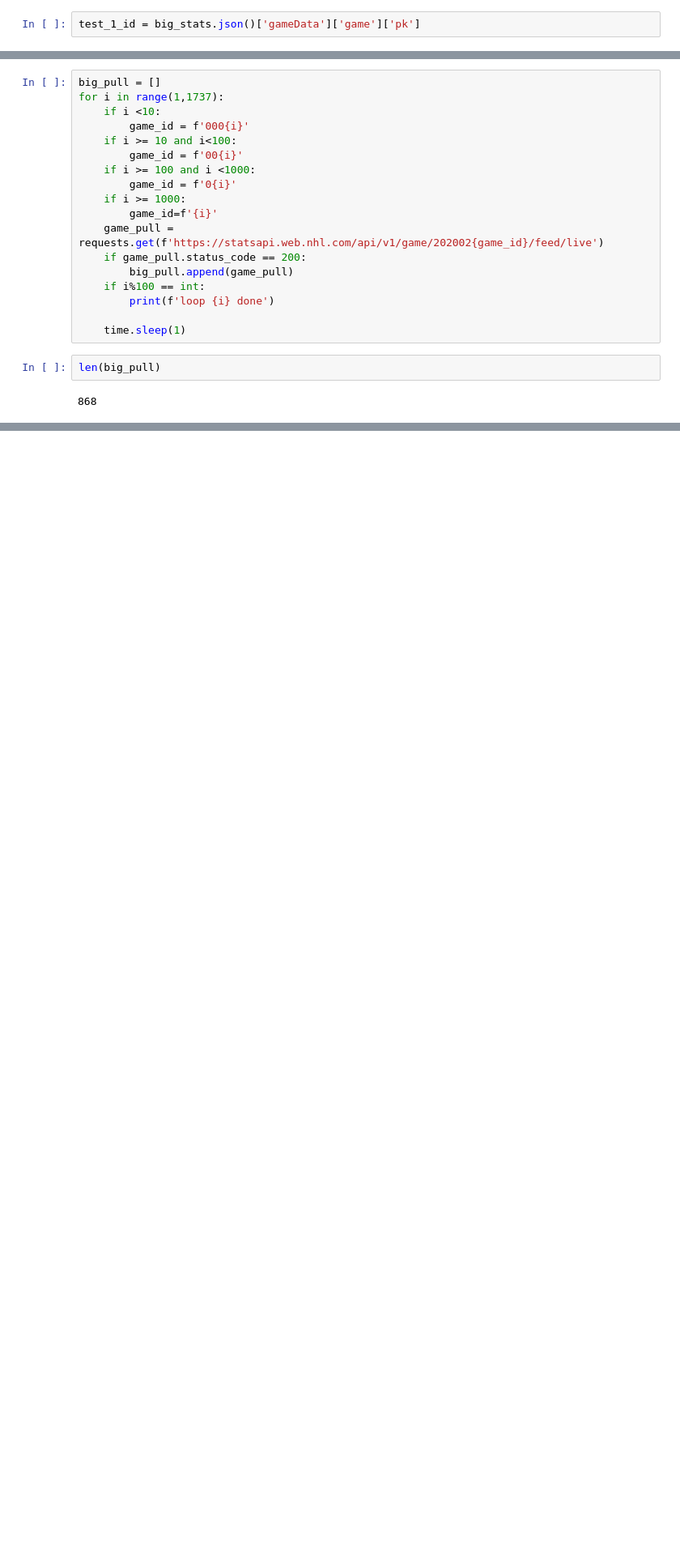
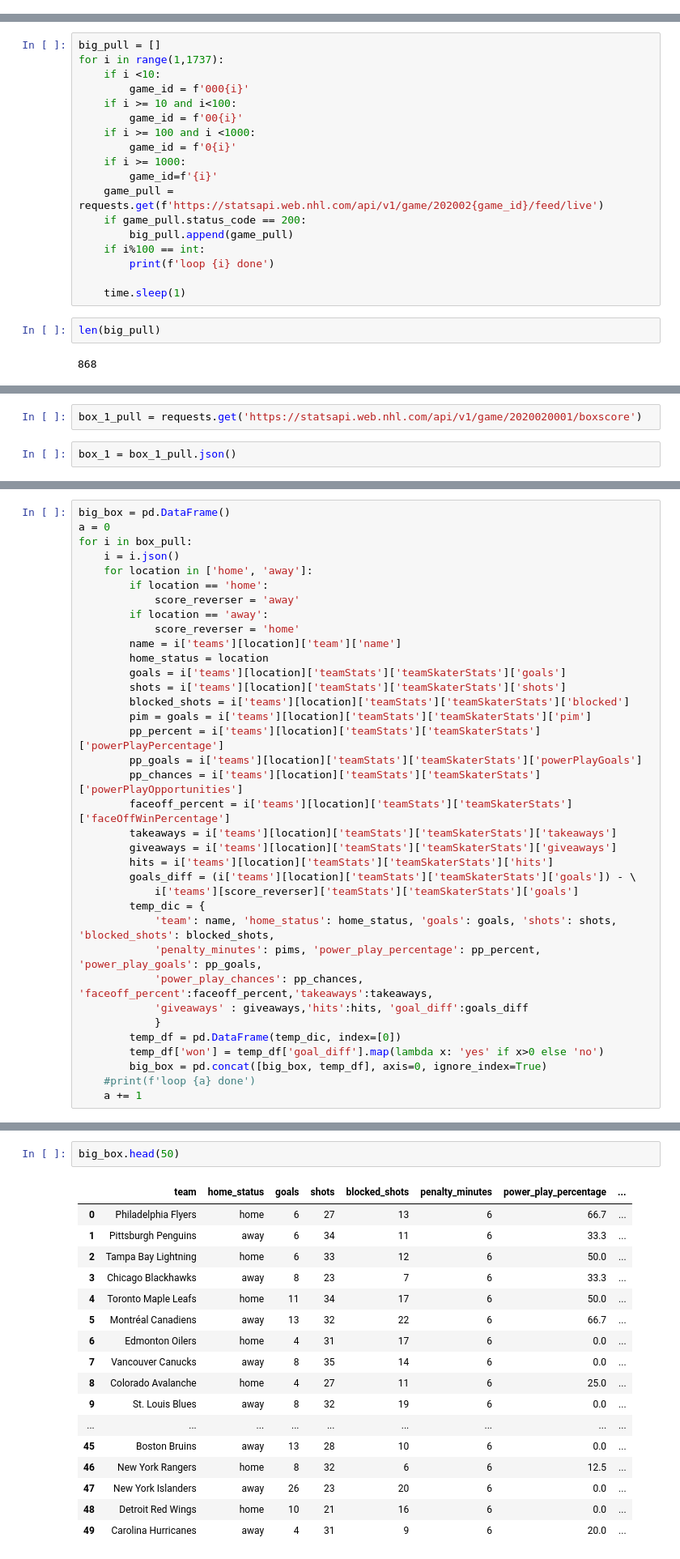
Before and after one commit to RazyChristmas/NHL_predictor, a Jupyter notebook: scrapping data.ipynb, the cells around one changed output, grey strips where cells are left out. Shown: that part at 81% size. Saved outputs shown, nothing was run; the diff lists cells and outputs as text; blank space fills up the shorter version.

```diff
--- a/scrapping data.ipynb
+++ b/scrapping data.ipynb
@@ -72,5 +72,3 @@ building out one game
 big_stats = requests.get('https://statsapi.web.nhl.com/api/v1/game/2020020001/feed/live')
 # %%
 test_1 = big_stats.json()['liveData']['plays']['allPlays']
-# %%
-test_1_id = big_stats.json()['gameData']['game']['pk']
@@ -434,0 +735,4 @@ df1
+# %%
+box_1_pull = requests.get('https://statsapi.web.nhl.com/api/v1/game/2020020001/boxscore')
+# %%
+box_1 = box_1_pull.json()
@@ -434,0 +825,36 @@ df1
+# %%
+big_box = pd.DataFrame()
+a = 0
+for i in box_pull:
+    i = i.json()
+    for location in ['home', 'away']:
+        if location == 'home':
+            score_reverser = 'away'
+        if location == 'away':
+            score_reverser = 'home'
+        name = i['teams'][location]['team']['name']
+        home_status = location
+        goals = i['teams'][location]['teamStats']['teamSkaterStats']['goals']
+        shots = i['teams'][location]['teamStats']['teamSkaterStats']['shots']
+        blocked_shots = i['teams'][location]['teamStats']['teamSkaterStats']['blocked']
+        pim = goals = i['teams'][location]['teamStats']['teamSkaterStats']['pim']
+        pp_percent = i['teams'][location]['teamStats']['teamSkaterStats']['powerPlayPercentage']
+        pp_goals = i['teams'][location]['teamStats']['teamSkaterStats']['powerPlayGoals']
+        pp_chances = i['teams'][location]['teamStats']['teamSkaterStats']['powerPlayOpportunities']
+        faceoff_percent = i['teams'][location]['teamStats']['teamSkaterStats']['faceOffWinPercentage']
+        takeaways = i['teams'][location]['teamStats']['teamSkaterStats']['takeaways']
+        giveaways = i['teams'][location]['teamStats']['teamSkaterStats']['giveaways']
+        hits = i['teams'][location]['teamStats']['teamSkaterStats']['hits']
+        goals_diff = (i['teams'][location]['teamStats']['teamSkaterStats']['goals']) - \
+            i['teams'][score_reverser]['teamStats']['teamSkaterStats']['goals']
+        temp_dic = {
+            'team': name, 'home_status': home_status, 'goals': goals, 'shots': shots, 'blocked_shots': blocked_shots,
+            'penalty_minutes': pims, 'power_play_percentage': pp_percent, 'power_play_goals': pp_goals,
+            'power_play_chances': pp_chances, 'faceoff_percent':faceoff_percent,'takeaways':takeaways,
+            'giveaways' : giveaways,'hits':hits, 'goal_diff':goals_diff
+            }
+        temp_df = pd.DataFrame(temp_dic, index=[0])
+        temp_df['won'] = temp_df['goal_diff'].map(lambda x: 'yes' if x>0 else 'no')
+        big_box = pd.concat([big_box, temp_df], axis=0, ignore_index=True)
+    #print(f'loop {a} done')
+    a += 1
@@ -434,0 +879,20 @@ df1
+# %%
+big_box.head(50)
+# %% [output]
+|  | team | home_status | goals | shots | blocked_shots | penalty_minutes | power_play_percentage | ... |
+| 0 | Philadelphia Flyers | home | 6 | 27 | 13 | 6 | 66.7 | ... |
+| 1 | Pittsburgh Penguins | away | 6 | 34 | 11 | 6 | 33.3 | ... |
+| 2 | Tampa Bay Lightning | home | 6 | 33 | 12 | 6 | 50.0 | ... |
+| 3 | Chicago Blackhawks | away | 8 | 23 | 7 | 6 | 33.3 | ... |
+| 4 | Toronto Maple Leafs | home | 11 | 34 | 17 | 6 | 50.0 | ... |
+| 5 | Montréal Canadiens | away | 13 | 32 | 22 | 6 | 66.7 | ... |
+| 6 | Edmonton Oilers | home | 4 | 31 | 17 | 6 | 0.0 | ... |
+| 7 | Vancouver Canucks | away | 8 | 35 | 14 | 6 | 0.0 | ... |
+| 8 | Colorado Avalanche | home | 4 | 27 | 11 | 6 | 25.0 | ... |
+| 9 | St. Louis Blues | away | 8 | 32 | 19 | 6 | 0.0 | ... |
+| ... | ... | ... | ... | ... | ... | ... | ... | ... |
+| 45 | Boston Bruins | away | 13 | 28 | 10 | 6 | 0.0 | ... |
+| 46 | New York Rangers | home | 8 | 32 | 6 | 6 | 12.5 | ... |
+| 47 | New York Islanders | away | 26 | 23 | 20 | 6 | 0.0 | ... |
+| 48 | Detroit Red Wings | home | 10 | 21 | 16 | 6 | 0.0 | ... |
+| 49 | Carolina Hurricanes | away | 4 | 31 | 9 | 6 | 20.0 | ... |
```
Also changed, not shown: parts of 61 cells of this notebook, 4 other files.
